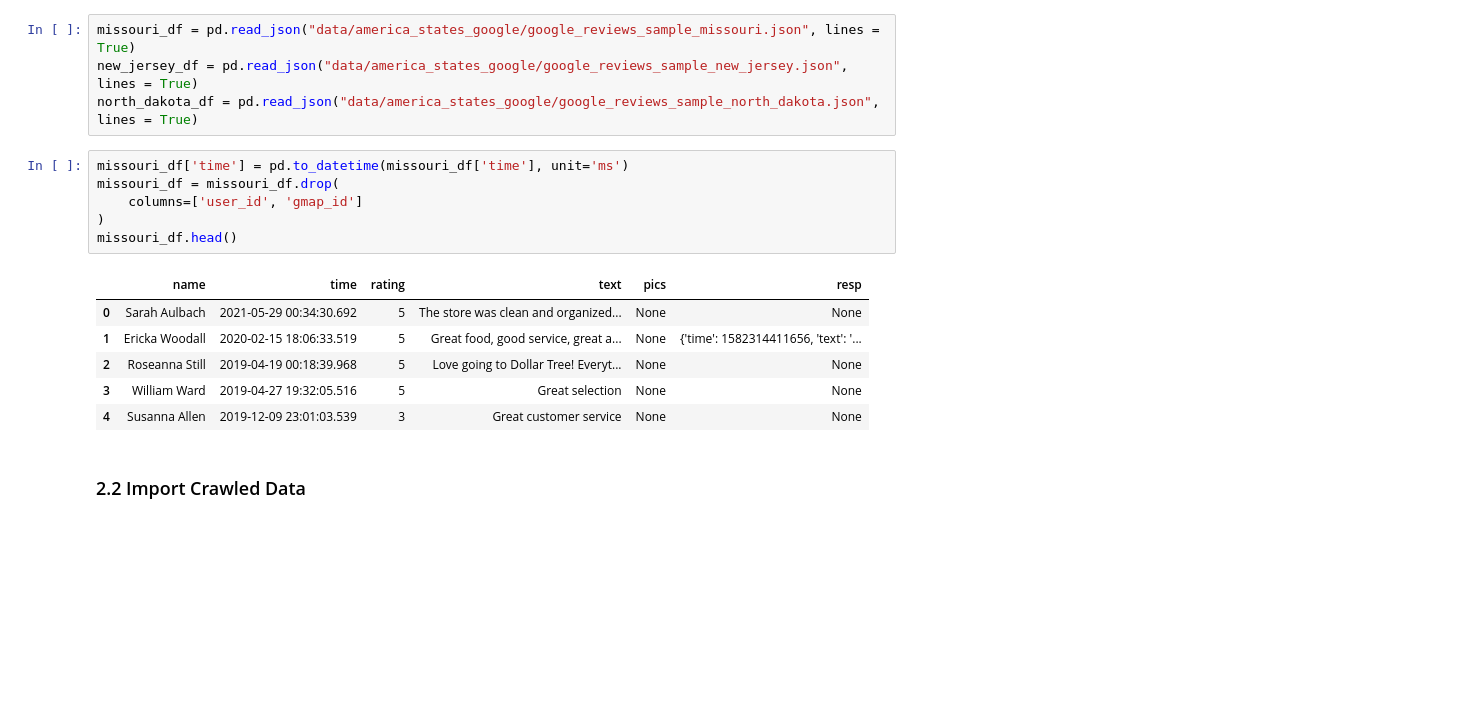
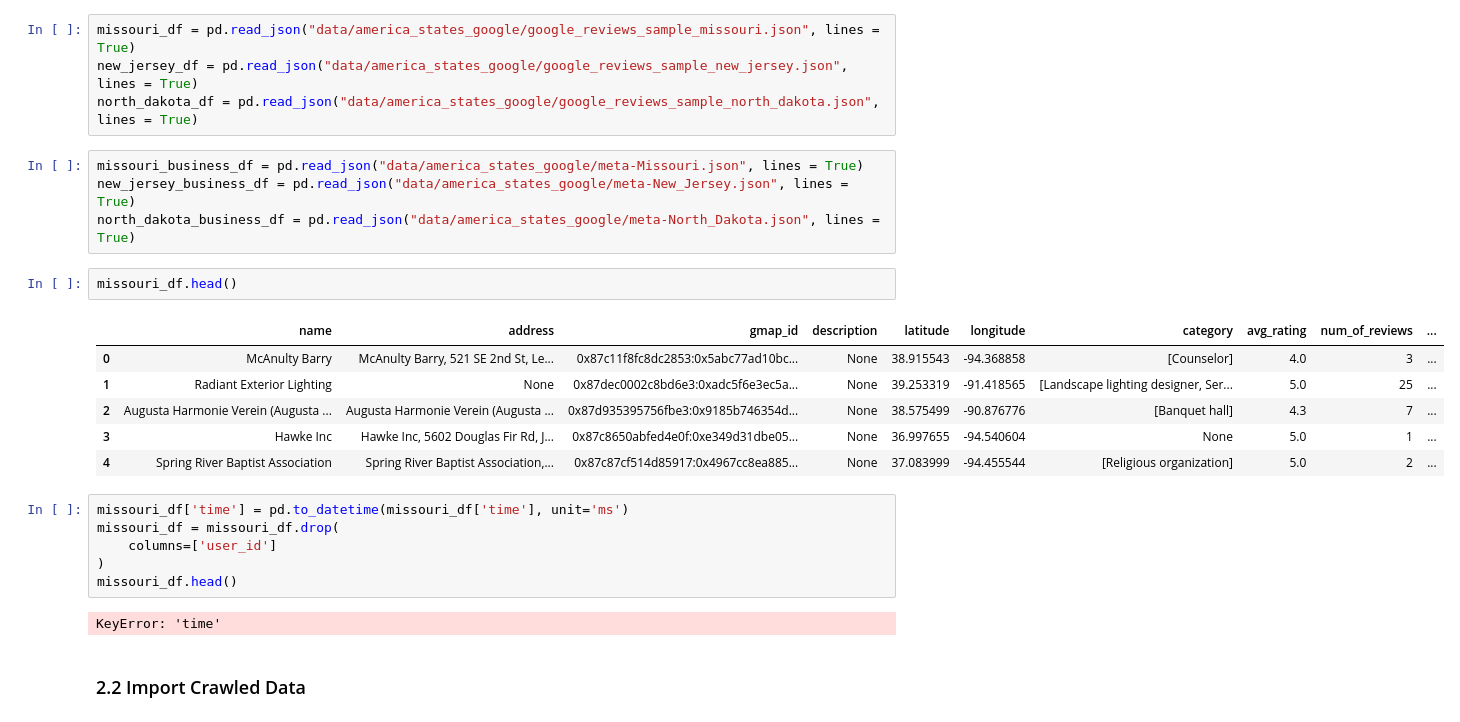
Before and after one commit to yuenning/3pandas, a Jupyter notebook: 02_data_preprocessing.ipynb, the cells around one changed output. Drawn from its saved outputs; the diff is of its cells as text; blank space fills up the shorter version.

Commit message:
add place_name to american google reviews

```diff
--- a/02_data_preprocessing.ipynb
+++ b/02_data_preprocessing.ipynb
@@ -163,19 +163,27 @@ yelp_sample.to_json('./data/yelp_sample.json', orient='records', lines=True)
 missouri_df = pd.read_json("data/america_states_google/google_reviews_sample_missouri.json", lines = True)
 new_jersey_df = pd.read_json("data/america_states_google/google_reviews_sample_new_jersey.json", lines = True)
 north_dakota_df = pd.read_json("data/america_states_google/google_reviews_sample_north_dakota.json", lines = True)
+# %%
+missouri_business_df = pd.read_json("data/america_states_google/meta-Missouri.json", lines = True)
+new_jersey_business_df = pd.read_json("data/america_states_google/meta-New_Jersey.json", lines = True)
+north_dakota_business_df = pd.read_json("data/america_states_google/meta-North_Dakota.json", lines = True)
+# %%
+missouri_df.head()
+# %% [output]
+|  | name | address | gmap_id | description | latitude | longitude | category | avg_rating | num_of_reviews | ... |
+| 0 | McAnulty Barry | McAnulty Barry, 521 SE 2nd St, Le... | 0x87c11f8fc8dc2853:0x5abc77ad10bc... | None | 38.915543 | -94.368858 | [Counselor] | 4.0 | 3 | ... |
+| 1 | Radiant Exterior Lighting | None | 0x87dec0002c8bd6e3:0xadc5f6e3ec5a... | None | 39.253319 | -91.418565 | [Landscape lighting designer, Ser... | 5.0 | 25 | ... |
+| 2 | Augusta Harmonie Verein (Augusta ... | Augusta Harmonie Verein (Augusta ... | 0x87d935395756fbe3:0x9185b746354d... | None | 38.575499 | -90.876776 | [Banquet hall] | 4.3 | 7 | ... |
+| 3 | Hawke Inc | Hawke Inc, 5602 Douglas Fir Rd, J... | 0x87c8650abfed4e0f:0xe349d31dbe05... | None | 36.997655 | -94.540604 | None | 5.0 | 1 | ... |
+| 4 | Spring River Baptist Association | Spring River Baptist Association,... | 0x87c87cf514d85917:0x4967cc8ea885... | None | 37.083999 | -94.455544 | [Religious organization] | 5.0 | 2 | ... |
 # %%
 missouri_df['time'] = pd.to_datetime(missouri_df['time'], unit='ms')
 missouri_df = missouri_df.drop(
-    columns=['user_id', 'gmap_id']
+    columns=['user_id']
 )
 missouri_df.head()
 # %% [output]
-|  | name | time | rating | text | pics | resp |
-| 0 | Sarah Aulbach | 2021-05-29 00:34:30.692 | 5 | The store was clean and organized... | None | None |
-| 1 | Ericka Woodall | 2020-02-15 18:06:33.519 | 5 | Great food, good service, great a... | None | {'time': 1582314411656, 'text': '... |
-| 2 | Roseanna Still | 2019-04-19 00:18:39.968 | 5 | Love going to Dollar Tree! Everyt... | None | None |
-| 3 | William Ward | 2019-04-27 19:32:05.516 | 5 | Great selection | None | None |
-| 4 | Susanna Allen | 2019-12-09 23:01:03.539 | 3 | Great customer service | None | None |
+KeyError: 'time'
 # %% [markdown]
 ### 2.2 Import Crawled Data
 # %%
```
